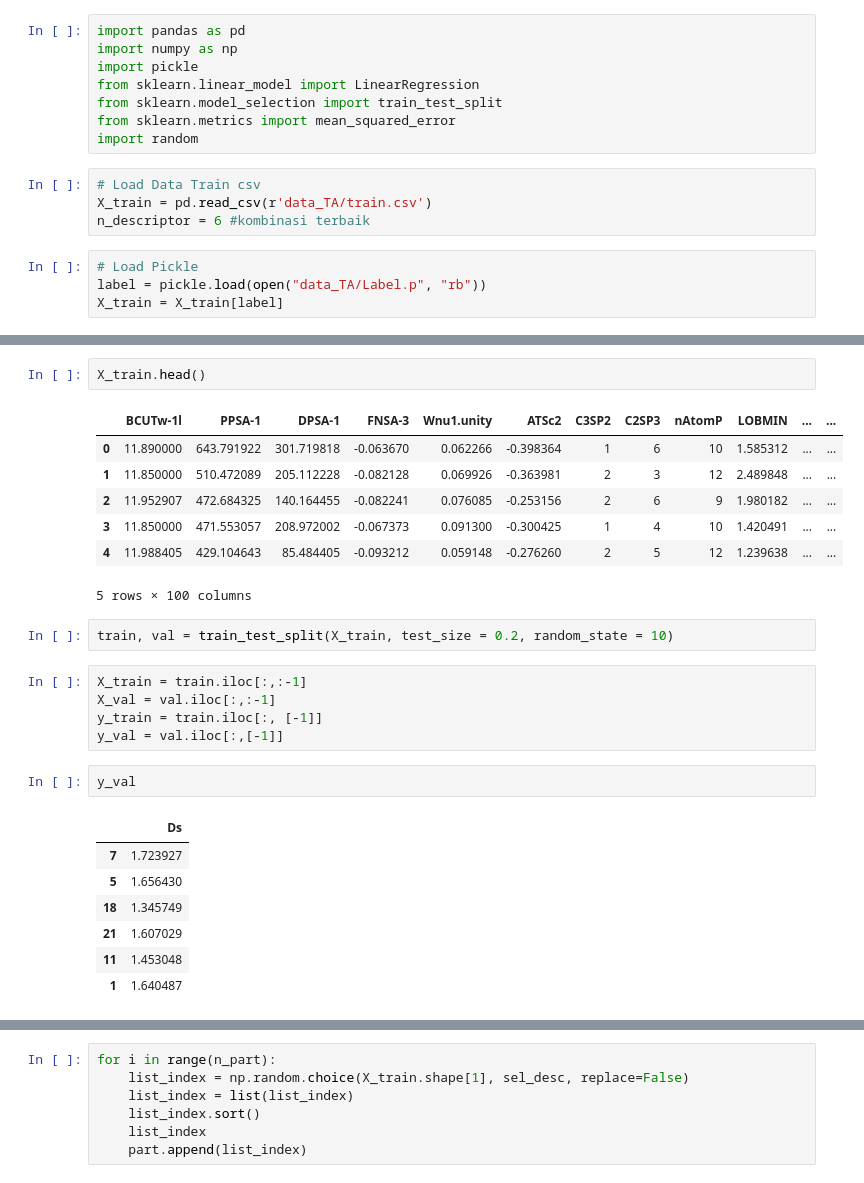
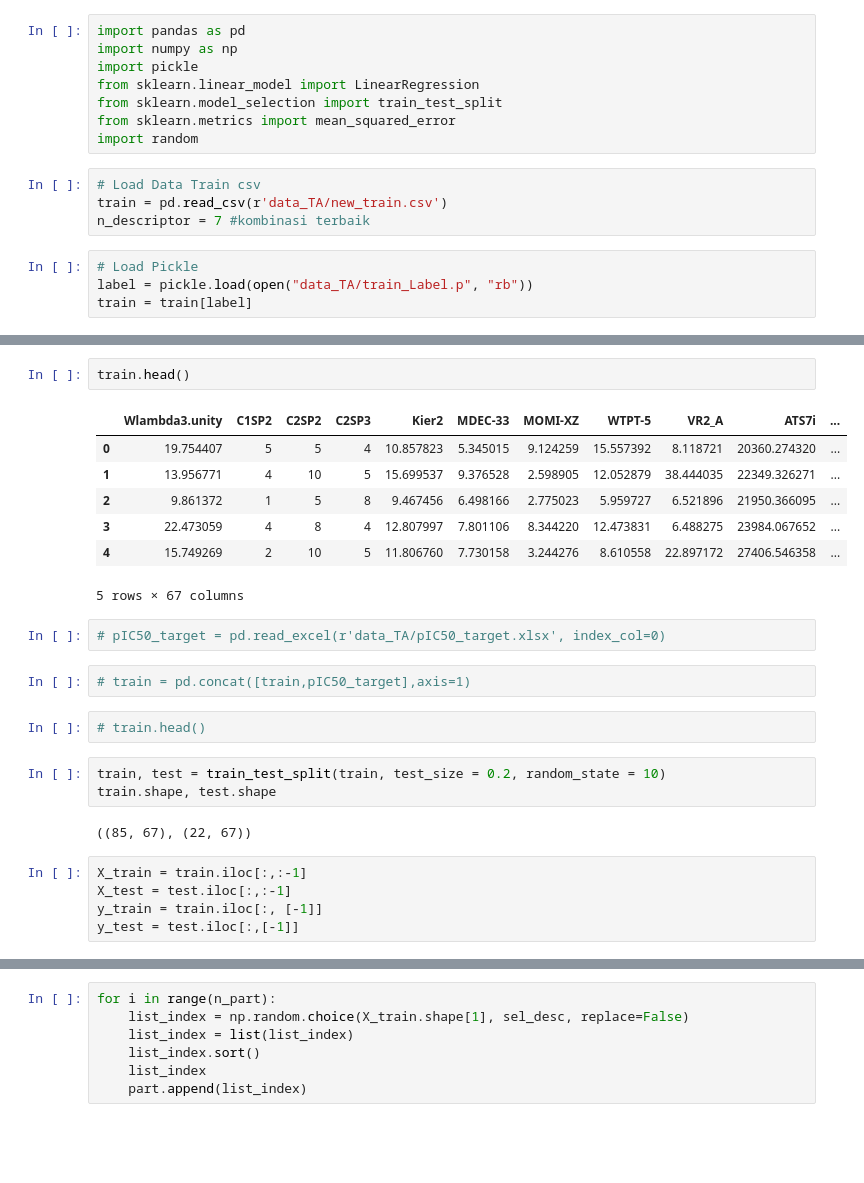
Before and after one commit to bambangprakoso12/Tugas-Akhir, a Jupyter notebook: Feature Selection - PSO.ipynb, the cells around one changed output, grey strips where cells are left out. Drawn from its saved outputs; the diff is of its cells as text; blank space fills up the shorter version.

```diff
--- a/Feature Selection - PSO.ipynb
+++ b/Feature Selection - PSO.ipynb
@@ -8,9 +8,9 @@ from sklearn.metrics import mean_squared_error
 import random
 # %%
 # Load Data Train csv
-X_train = pd.read_csv(r'data_TA/train.csv')
-n_descriptor = 6 #kombinasi terbaik
+train = pd.read_csv(r'data_TA/new_train.csv')
+n_descriptor = 7 #kombinasi terbaik
 # %%
 # Load Pickle
-label = pickle.load(open("data_TA/Label.p", "rb"))
-X_train = X_train[label]
+label = pickle.load(open("data_TA/train_Label.p", "rb"))
+train = train[label]
@@ -17,27 +33,26 @@ X_train = X_train[label]
 # %%
-X_train.head()
+train.head()
 # %% [output]
-|  | BCUTw-1l | PPSA-1 | DPSA-1 | FNSA-3 | Wnu1.unity | ATSc2 | C3SP2 | C2SP3 | nAtomP | LOBMIN | ... | ... |
-| 0 | 11.890000 | 643.791922 | 301.719818 | -0.063670 | 0.062266 | -0.398364 | 1 | 6 | 10 | 1.585312 | ... | ... |
-| 1 | 11.850000 | 510.472089 | 205.112228 | -0.082128 | 0.069926 | -0.363981 | 2 | 3 | 12 | 2.489848 | ... | ... |
-| 2 | 11.952907 | 472.684325 | 140.164455 | -0.082241 | 0.076085 | -0.253156 | 2 | 6 | 9 | 1.980182 | ... | ... |
-| 3 | 11.850000 | 471.553057 | 208.972002 | -0.067373 | 0.091300 | -0.300425 | 1 | 4 | 10 | 1.420491 | ... | ... |
-| 4 | 11.988405 | 429.104643 | 85.484405 | -0.093212 | 0.059148 | -0.276260 | 2 | 5 | 12 | 1.239638 | ... | ... |
+|  | Wlambda3.unity | C1SP2 | C2SP2 | C2SP3 | Kier2 | MDEC-33 | MOMI-XZ | WTPT-5 | VR2_A | ATS7i | ... |
+| 0 | 19.754407 | 5 | 5 | 4 | 10.857823 | 5.345015 | 9.124259 | 15.557392 | 8.118721 | 20360.274320 | ... |
+| 1 | 13.956771 | 4 | 10 | 5 | 15.699537 | 9.376528 | 2.598905 | 12.052879 | 38.444035 | 22349.326271 | ... |
+| 2 | 9.861372 | 1 | 5 | 8 | 9.467456 | 6.498166 | 2.775023 | 5.959727 | 6.521896 | 21950.366095 | ... |
+| 3 | 22.473059 | 4 | 8 | 4 | 12.807997 | 7.801106 | 8.344220 | 12.473831 | 6.488275 | 23984.067652 | ... |
+| 4 | 15.749269 | 2 | 10 | 5 | 11.806760 | 7.730158 | 3.244276 | 8.610558 | 22.897172 | 27406.546358 | ... |
-5 rows × 100 columns
+5 rows × 67 columns
+# %%
+# pIC50_target = pd.read_excel(r'data_TA/pIC50_target.xlsx', index_col=0)
+# %%
+# train = pd.concat([train,pIC50_target],axis=1)
+# %%
+# train.head()
 # %%
-train, val = train_test_split(X_train, test_size = 0.2, random_state = 10)
+train, test = train_test_split(train, test_size = 0.2, random_state = 10)
+train.shape, test.shape
+# %% [output]
+((85, 67), (22, 67))
 # %%
 X_train = train.iloc[:,:-1]
-X_val = val.iloc[:,:-1]
+X_test = test.iloc[:,:-1]
 y_train = train.iloc[:, [-1]]
-y_val = val.iloc[:,[-1]]
+y_test = test.iloc[:,[-1]]
-# %%
-y_val
-# %% [output]
-|  | Ds |
-| 7 | 1.723927 |
-| 5 | 1.656430 |
-| 18 | 1.345749 |
-| 21 | 1.607029 |
-| 11 | 1.453048 |
-| 1 | 1.640487 |
```
Also changed, not shown: parts of 9 cells of this notebook, 8 other files.
